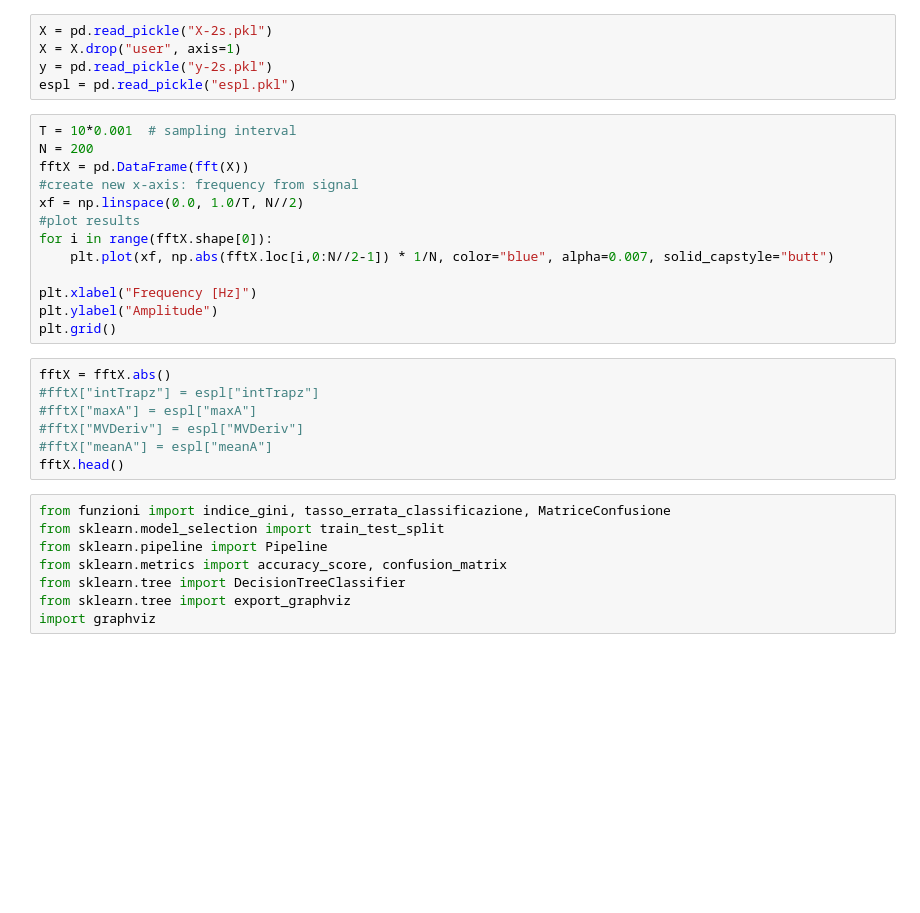
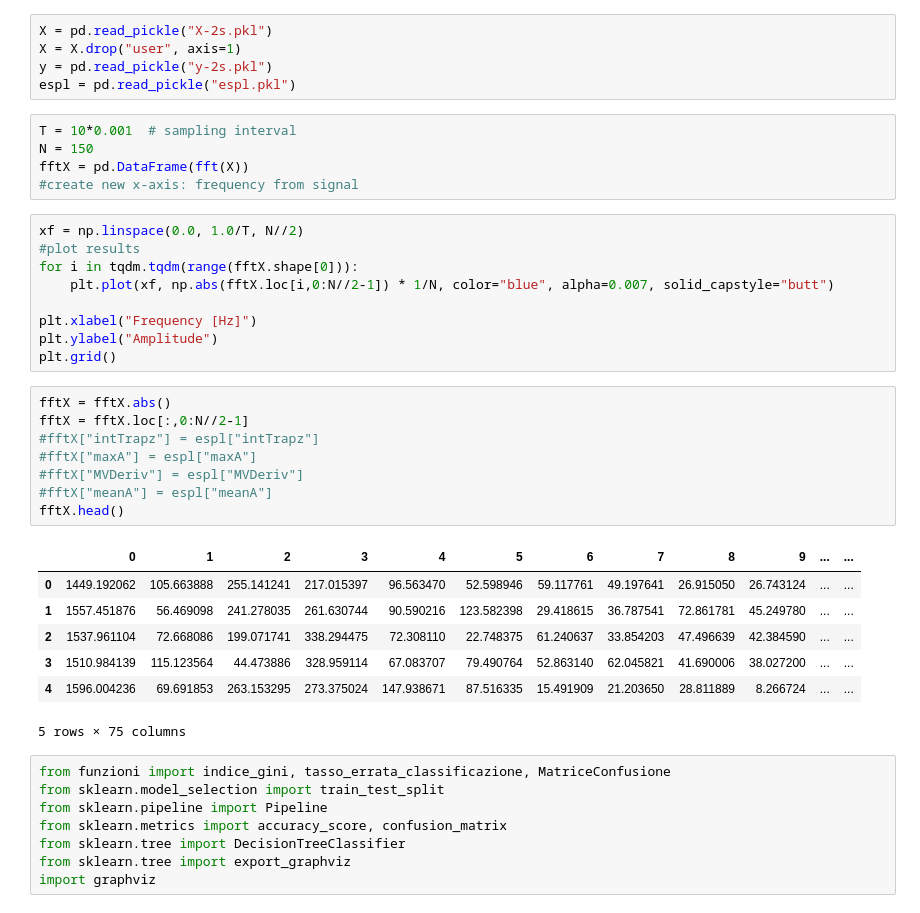
Before and after one commit to DedZago/msbd, a Jupyter notebook: fft.ipynb, the cells around one changed output. Cells and saved outputs as stored; diff of their text form; blank space fills up the shorter version.

```diff
--- a/fft.ipynb
+++ b/fft.ipynb
@@ -15,14 +15,15 @@ X = pd.read_pickle("X-2s.pkl")
 X = X.drop("user", axis=1)
 y = pd.read_pickle("y-2s.pkl")
 espl = pd.read_pickle("espl.pkl")
+# %%
+T = 10*0.001  # sampling interval
+N = 150
+fftX = pd.DataFrame(fft(X))
+#create new x-axis: frequency from signal
 # %%
-T = 10*0.001  # sampling interval
-N = 200
-fftX = pd.DataFrame(fft(X))
-#create new x-axis: frequency from signal
 xf = np.linspace(0.0, 1.0/T, N//2)
 #plot results
-for i in range(fftX.shape[0]):
+for i in tqdm.tqdm(range(fftX.shape[0])):
     plt.plot(xf, np.abs(fftX.loc[i,0:N//2-1]) * 1/N, color="blue", alpha=0.007, solid_capstyle="butt")
 
 plt.xlabel("Frequency [Hz]")
@@ -30,11 +31,20 @@ plt.ylabel("Amplitude")
 plt.grid()
 # %%
 fftX = fftX.abs()
+fftX = fftX.loc[:,0:N//2-1]
 #fftX["intTrapz"] = espl["intTrapz"]
 #fftX["maxA"] = espl["maxA"]
 #fftX["MVDeriv"] = espl["MVDeriv"]
 #fftX["meanA"] = espl["meanA"]
 fftX.head()
+# %% [output]
+|  | 0 | 1 | 2 | 3 | 4 | 5 | 6 | 7 | 8 | 9 | ... | ... |
+| 0 | 1449.192062 | 105.663888 | 255.141241 | 217.015397 | 96.563470 | 52.598946 | 59.117761 | 49.197641 | 26.915050 | 26.743124 | ... | ... |
+| 1 | 1557.451876 | 56.469098 | 241.278035 | 261.630744 | 90.590216 | 123.582398 | 29.418615 | 36.787541 | 72.861781 | 45.249780 | ... | ... |
+| 2 | 1537.961104 | 72.668086 | 199.071741 | 338.294475 | 72.308110 | 22.748375 | 61.240637 | 33.854203 | 47.496639 | 42.384590 | ... | ... |
+| 3 | 1510.984139 | 115.123564 | 44.473886 | 328.959114 | 67.083707 | 79.490764 | 52.863140 | 62.045821 | 41.690006 | 38.027200 | ... | ... |
+| 4 | 1596.004236 | 69.691853 | 263.153295 | 273.375024 | 147.938671 | 87.516335 | 15.491909 | 21.203650 | 28.811889 | 8.266724 | ... | ... |
+5 rows × 75 columns
 # %%
 from funzioni import indice_gini, tasso_errata_classificazione, MatriceConfusione
 from sklearn.model_selection import train_test_split
```
Also changed, not shown: parts of 12 cells of this notebook.
